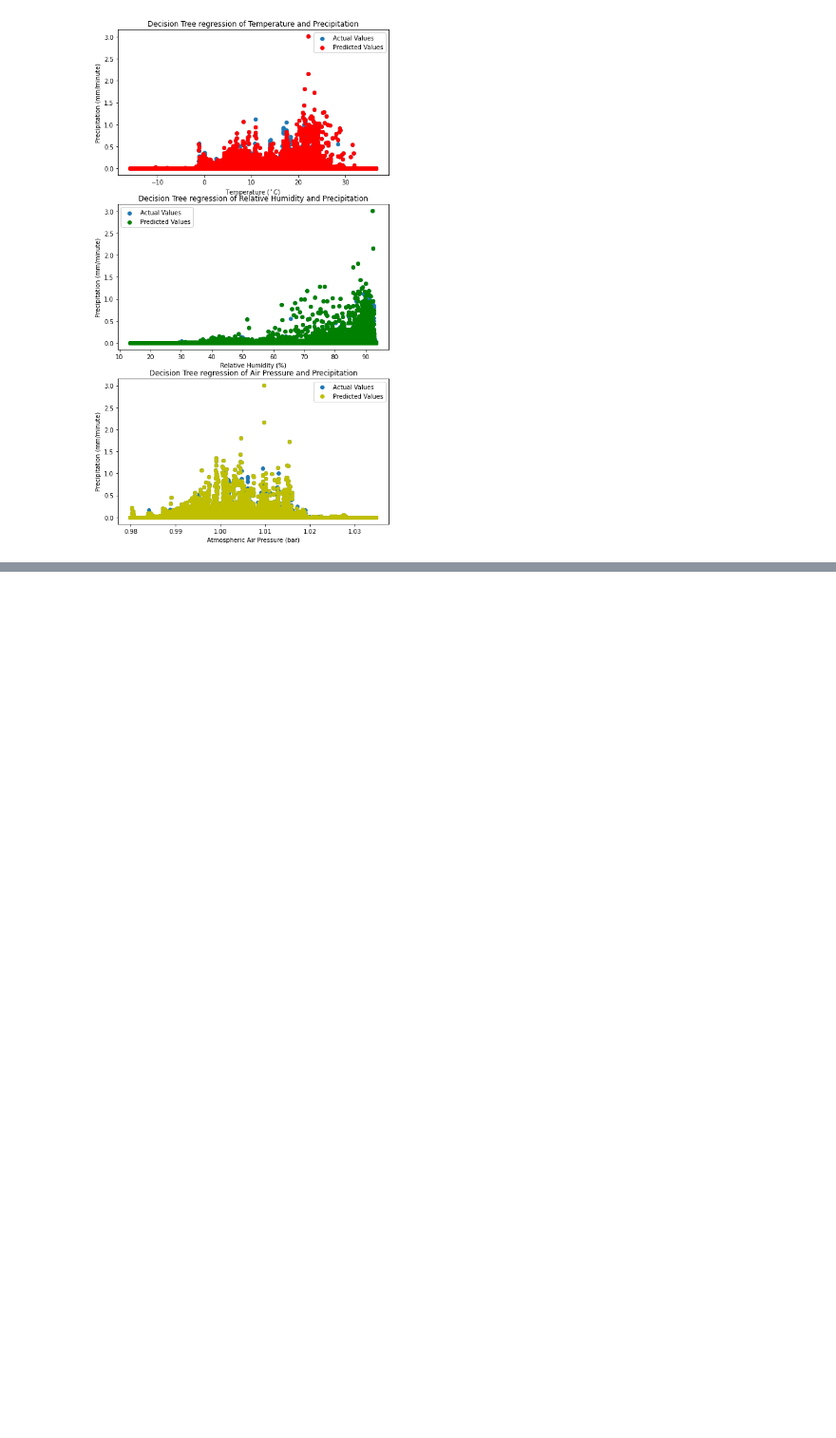
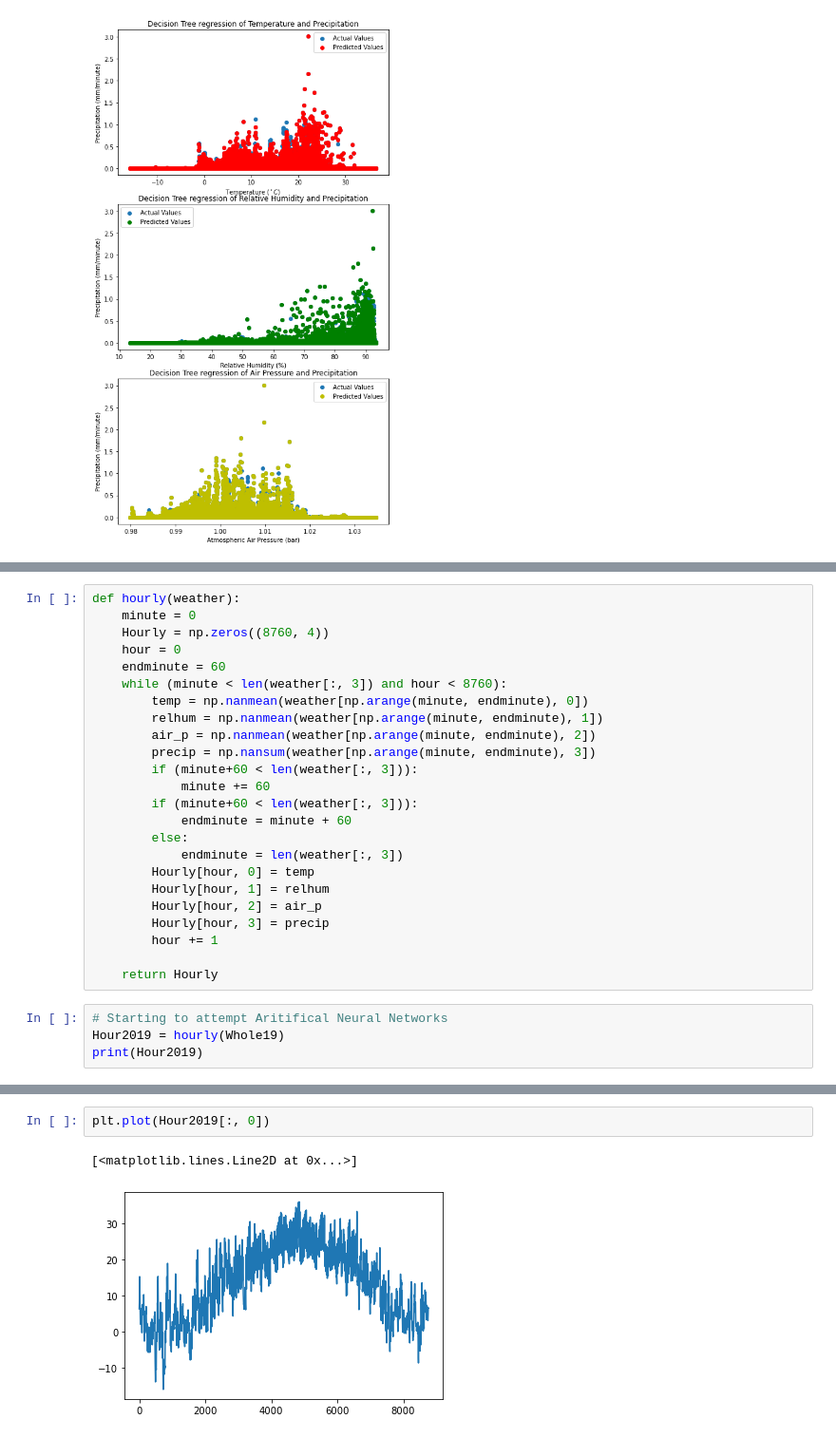
Before and after one commit to zhangt3-e/senior_thesis, a Jupyter notebook: Code/ML.ipynb, the cells around one changed output, grey strips where cells are left out. Shown at 95% size. Drawn from its saved outputs; the diff is of its cells as text; blank space fills up the shorter version.

Commit message:
Neural Network attempt

```diff
--- a/Code/ML.ipynb
+++ b/Code/ML.ipynb
@@ -174,0 +210,28 @@ Text(0.5, 1.0, 'Decision Tree regression of Air Pressure and Precipitation')
+# %%
+def hourly(weather):
+    minute = 0
+    Hourly = np.zeros((8760, 4))
+    hour = 0
+    endminute = 60
+    while (minute < len(weather[:, 3]) and hour < 8760):
+        temp = np.nanmean(weather[np.arange(minute, endminute), 0])
+        relhum = np.nanmean(weather[np.arange(minute, endminute), 1])
+        air_p = np.nanmean(weather[np.arange(minute, endminute), 2])
+        precip = np.nansum(weather[np.arange(minute, endminute), 3])
+        if (minute+60 < len(weather[:, 3])):
+            minute += 60
+        if (minute+60 < len(weather[:, 3])):
+            endminute = minute + 60
+        else:
+            endminute = len(weather[:, 3])
+        Hourly[hour, 0] = temp
+        Hourly[hour, 1] = relhum
+        Hourly[hour, 2] = air_p
+        Hourly[hour, 3] = precip
+        hour += 1
+
+    return Hourly
+# %%
+# Starting to attempt Aritifical Neural Networks
+Hour2019 = hourly(Whole19)
+print(Hour2019)
@@ -174,0 +257,5 @@ Text(0.5, 1.0, 'Decision Tree regression of Air Pressure and Precipitation')
+# %%
+plt.plot(Hour2019[:, 0])
+# %% [output]
+[<matplotlib.lines.Line2D at 0x...>]
+[figure, added]
```
Also changed, not shown: parts of 21 cells of this notebook, 3 other files.
